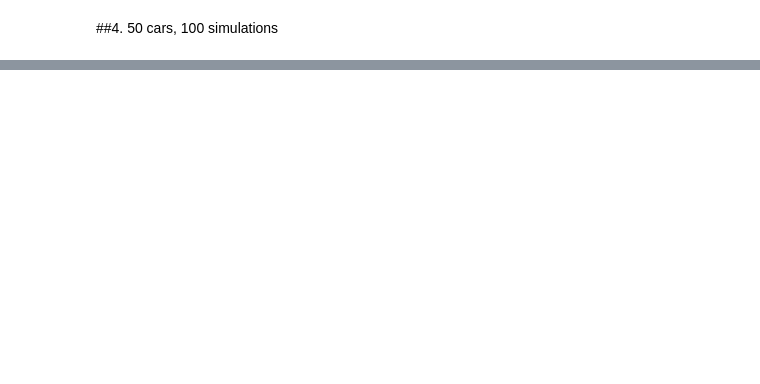
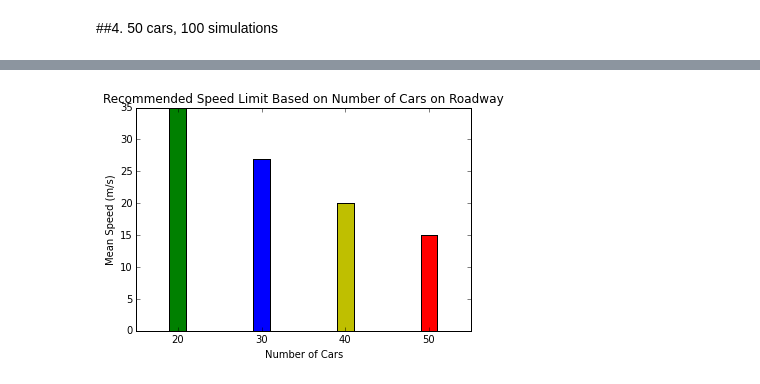
Before and after one commit to tiyd-python-2015-05/traffic-simulation, a Jupyter notebook: traffic_sims.ipynb, the cells around one changed output, grey strips where cells are left out. Saved outputs shown, nothing was run; the diff lists cells and outputs as text; code cells hidden in the pictures; blank space fills up the shorter version.

```diff
--- a/traffic_sims.ipynb
+++ b/traffic_sims.ipynb
@@ -319,0 +334,12 @@ ax9.scatter(x[8], y, marker="|", c=['g', 'r', 'y', 'b', 'k'])
+# %%
+y_rec_speed = [35, 27, 20, 15]
+x = [20, 30, 40, 50]
+labels = []
+plt.bar(x, y_rec_speed, width=2, align='center', color=['g', 'b', 'y', 'r'])
+plt.xlabel("Number of Cars")
+plt.xticks(x, x)
+plt.ylabel("Mean Speed (m/s)")
+plt.title("Recommended Speed Limit Based on Number of Cars on Roadway")
+plt.show()
+# %% [output]
+[figure, added]
```
Also changed, not shown: parts of 14 cells of this notebook, 2 other files.
